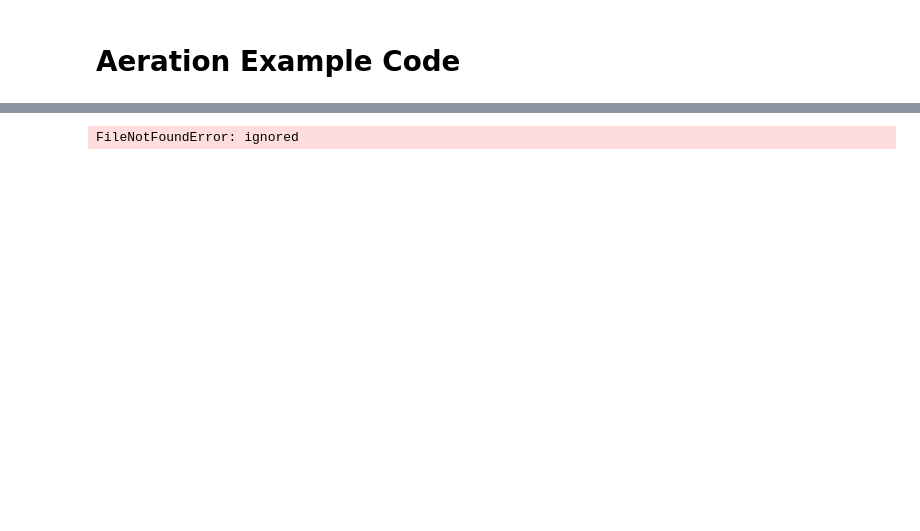
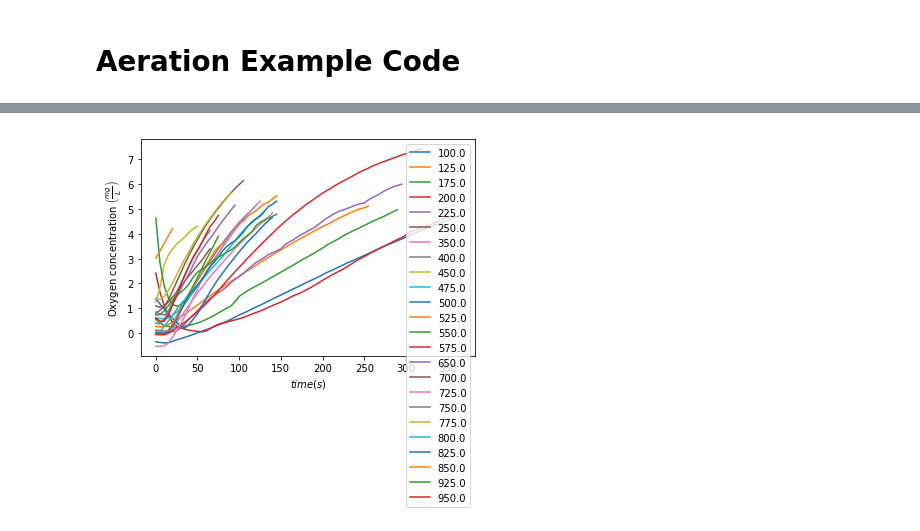
Before and after one commit to monroews/CEE4530, a Jupyter notebook: Examples/Aeration.ipynb, the cells around one changed output, grey strips where cells are left out. Cells and saved outputs as stored; diff of their text form; code cells hidden in the pictures; blank space fills up the shorter version.

```diff
--- a/Examples/Aeration.ipynb
+++ b/Examples/Aeration.ipynb
@@ -28,27 +70,19 @@ import matplotlib.pyplot as plt
 # %%
-# The column of data containing the dissolved oxygen concentrations
-DO_column = 2
-
-dirpath = "C:/Users/mw24/Google Drive/Colab Notebooks/CEE4530/Examples/data/Aeration"
-filepaths, airflows, DO_data, time_data = ac.aeration_data(DO_column,dirpath)
-
-
-# Plot the raw data
-
+T# Plot the raw data
 for i in range(airflows.size):
   plt.plot(time_data[i], DO_data[i],'-');
 plt.xlabel(r'$time (s)$');
 plt.ylabel(r'Oxygen concentration $\left ( \frac{mg}{L} \right )$');
 plt.legend(airflows.magnitude);
 plt.show()
 
 #delete data that is less than 2 or greater than 6 mg/L
 DO_min = 2 * u.mg/u.L
 DO_max = 6 * u.mg/u.L
 for i in range(airflows.size):
   idx_start = (np.abs(DO_data[i]-DO_min)).argmin()
   idx_end = (np.abs(DO_data[i]-DO_max)).argmin()
   time_data[i] = time_data[i][idx_start:idx_end] - time_data[i][idx_start]
   DO_data[i] = DO_data[i][idx_start:idx_end]
 # %% [output]
-FileNotFoundError: ignored
+[figure, added]
```
Also changed, not shown: parts of 3 cells of this notebook.
